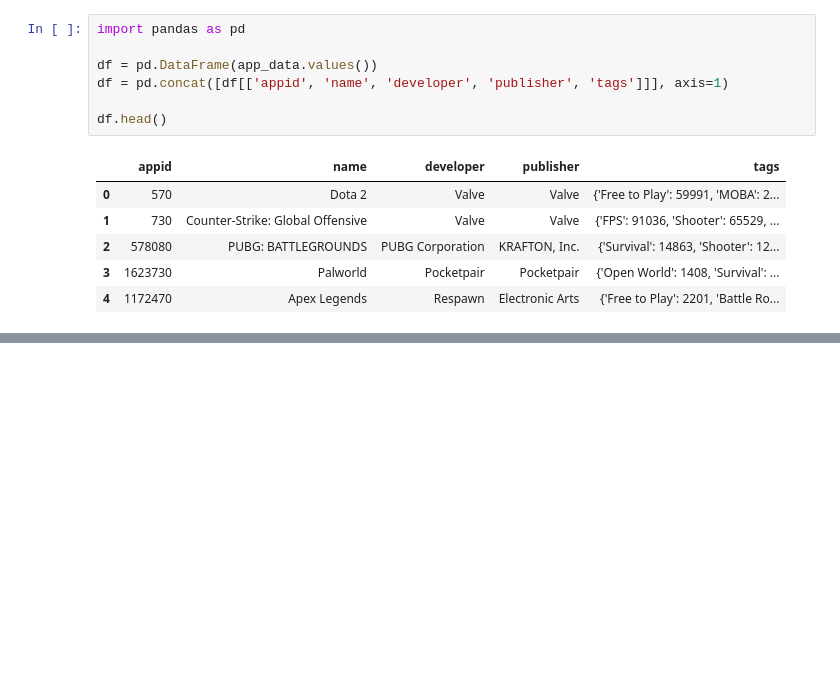
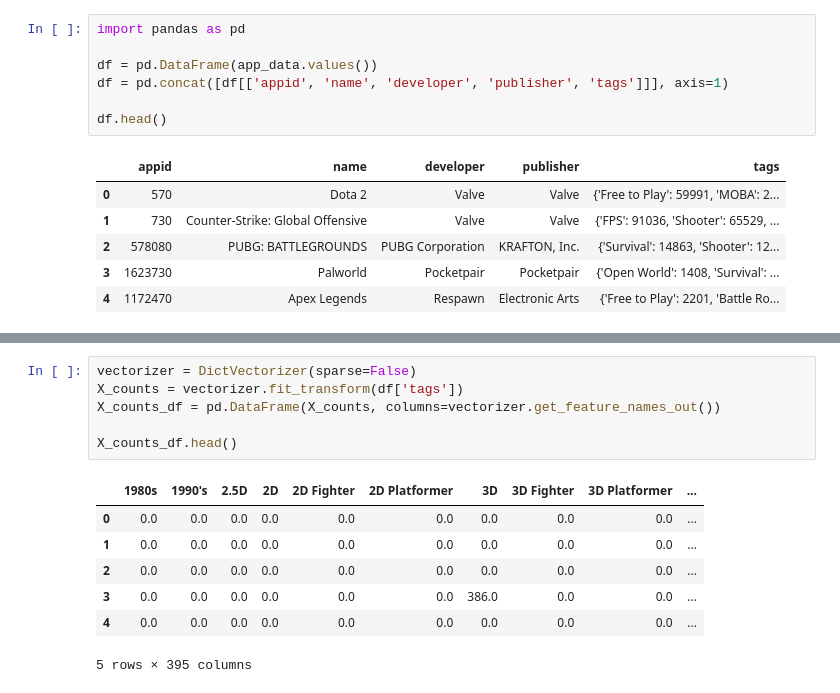
Before and after one commit to youssefevan/itcs-5154, a Jupyter notebook: project/project.ipynb, the cells around one changed output, grey strips where cells are left out. Drawn from its saved outputs; the diff is of its cells as text; blank space fills up the shorter version.

```diff
--- a/project/project.ipynb
+++ b/project/project.ipynb
@@ -129,0 +144,14 @@ df_features = pd.concat([df[['appid']], df_tags], axis=1)
+# %%
+vectorizer = DictVectorizer(sparse=False)
+X_counts = vectorizer.fit_transform(df['tags'])
+X_counts_df = pd.DataFrame(X_counts, columns=vectorizer.get_feature_names_out())
+
+X_counts_df.head()
+# %% [output]
+|  | 1980s | 1990's | 2.5D | 2D | 2D Fighter | 2D Platformer | 3D | 3D Fighter | 3D Platformer | ... |
+| 0 | 0.0 | 0.0 | 0.0 | 0.0 | 0.0 | 0.0 | 0.0 | 0.0 | 0.0 | ... |
+| 1 | 0.0 | 0.0 | 0.0 | 0.0 | 0.0 | 0.0 | 0.0 | 0.0 | 0.0 | ... |
+| 2 | 0.0 | 0.0 | 0.0 | 0.0 | 0.0 | 0.0 | 0.0 | 0.0 | 0.0 | ... |
+| 3 | 0.0 | 0.0 | 0.0 | 0.0 | 0.0 | 0.0 | 386.0 | 0.0 | 0.0 | ... |
+| 4 | 0.0 | 0.0 | 0.0 | 0.0 | 0.0 | 0.0 | 0.0 | 0.0 | 0.0 | ... |
+5 rows × 395 columns
```
Also changed, not shown: parts of 25 cells of this notebook.
